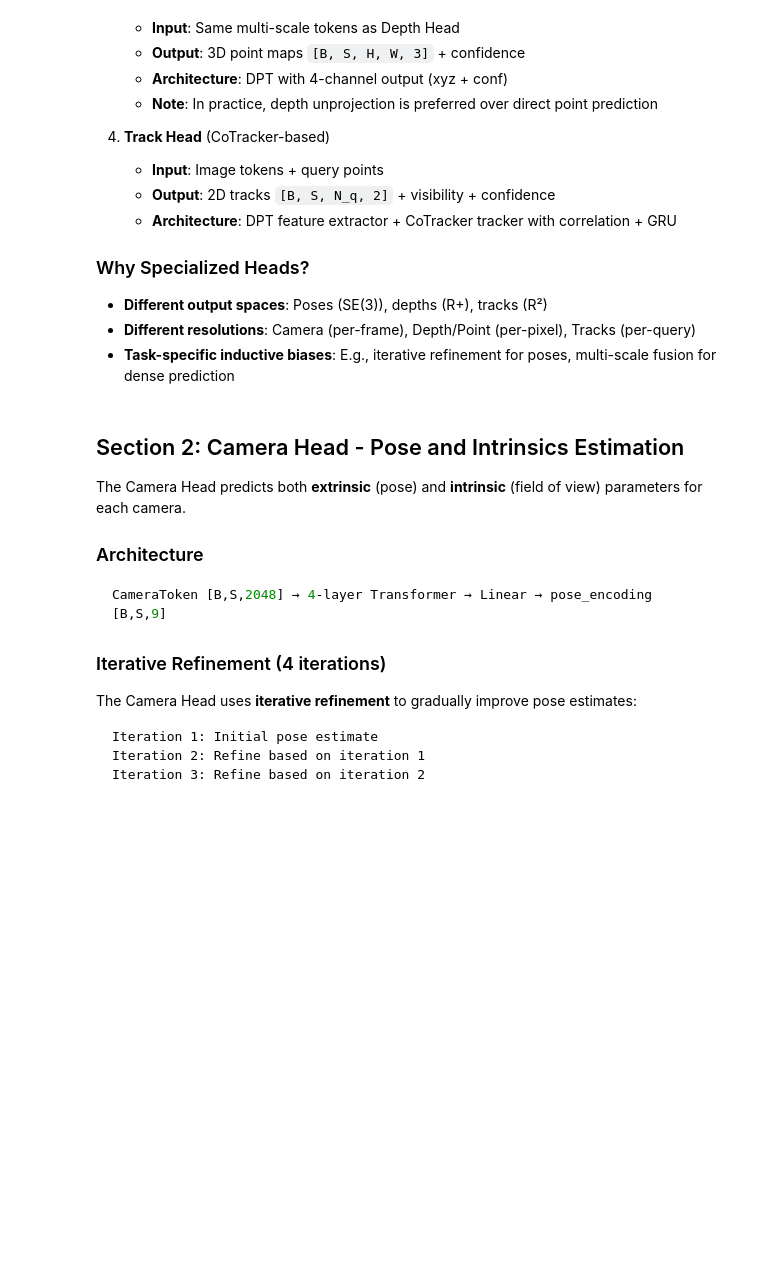
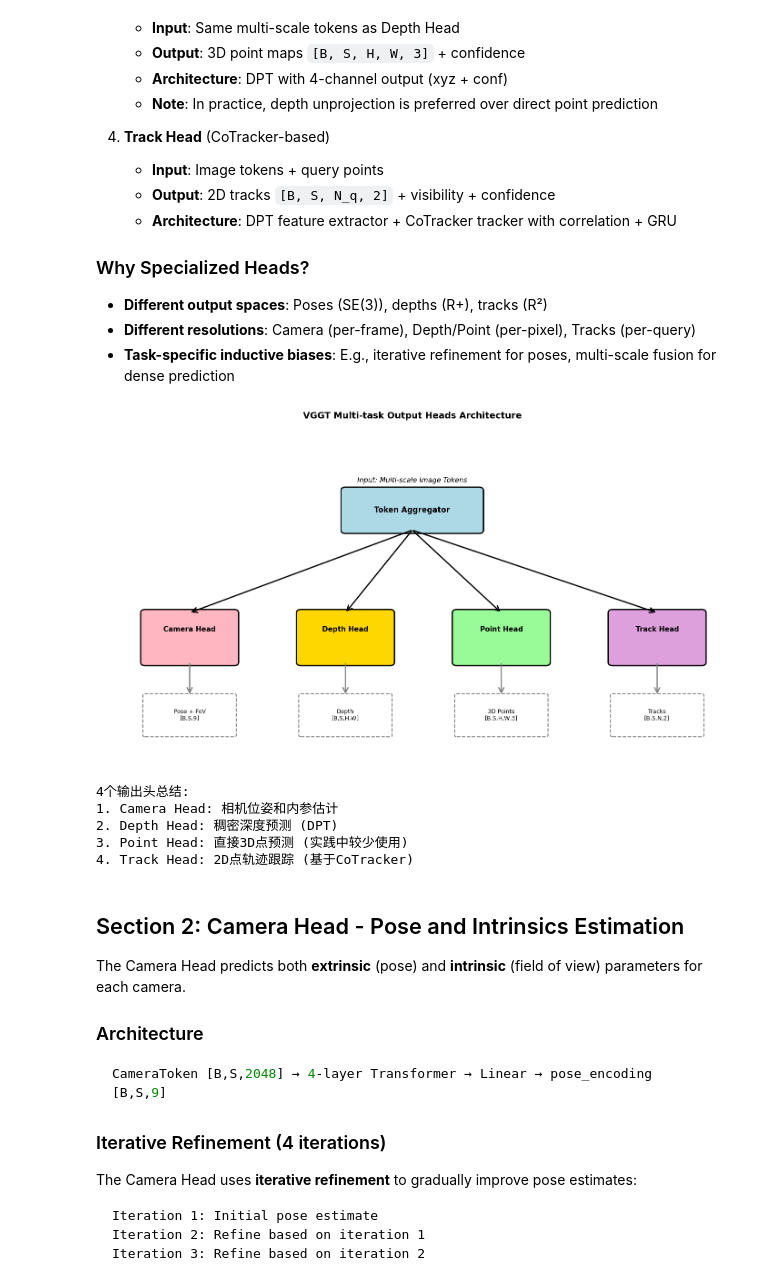
Before and after one commit to ChunLI-666/3DGS-from-scratch, a Jupyter notebook: notebooks/phase5/02_multitask_heads.ipynb, the cells around one changed output. Cells and saved outputs as stored; diff of their text form; code cells hidden in the pictures; blank space fills up the shorter version.

```diff
--- a/notebooks/phase5/02_multitask_heads.ipynb
+++ b/notebooks/phase5/02_multitask_heads.ipynb
@@ -120,35 +124,42 @@ for head in heads:
                              facecolor='white',
                              linewidth=1.5,
                              linestyle='--')
     ax.add_patch(out_box)
     ax.text(head['x'] + 1, 1.4, head['output'], ha='center', va='center',
             fontsize=9)
 
     # 从聚合器到头的箭头
     arrow1 = FancyArrowPatch((7, 7), (head['x'] + 1, 4.5),
                             arrowstyle='->', mutation_scale=20,
                             linewidth=2, color='black')
-    ax.add_arrow(arrow1)
+    ax.add_patch(arrow1)
 
     # 从头到输出的箭头
     arrow2 = FancyArrowPatch((head['x'] + 1, 3), (head['x'] + 1, 2),
                             arrowstyle='->', mutation_scale=20,
                             linewidth=2, color='gray')
-    ax.add_arrow(arrow2)
+    ax.add_patch(arrow2)
 
 # 添加输入标签
 ax.text(7, 8.5, 'Input: Multi-scale Image Tokens', ha='center', va='center',
         fontsize=11, style='italic')
 
 plt.title('VGGT Multi-task Output Heads Architecture', fontsize=14, fontweight='bold', pad=20)
 plt.tight_layout()
 plt.show()
 
 print("\n4个输出头总结:")
 print("1. Camera Head: 相机位姿和内参估计")
 print("2. Depth Head: 稠密深度预测 (DPT)")
 print("3. Point Head: 直接3D点预测 (实践中较少使用)")
 print("4. Track Head: 2D点轨迹跟踪 (基于CoTracker)")
+# %% [output]
+[figure, added]
+4个输出头总结:
+1. Camera Head: 相机位姿和内参估计
+2. Depth Head: 稠密深度预测 (DPT)
+3. Point Head: 直接3D点预测 (实践中较少使用)
+4. Track Head: 2D点轨迹跟踪 (基于CoTracker)
 # %% [markdown]
 ## Section 2: Camera Head - Pose and Intrinsics Estimation
 
```
Also changed, not shown: parts of 7 cells of this notebook, 8 other files.
